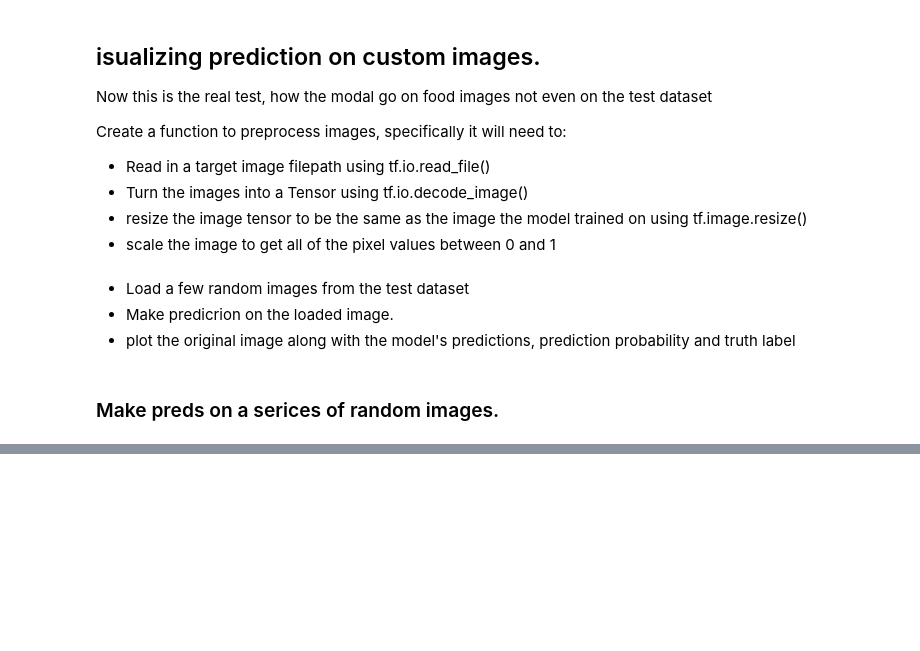
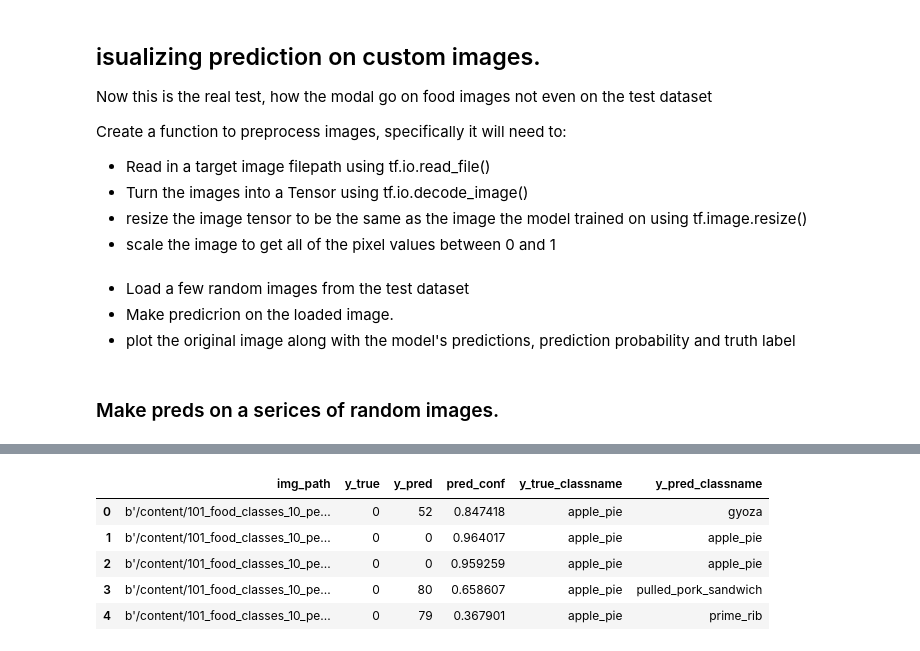
Before and after one commit to shitote/dist-repo, a Jupyter notebook: transfer_learning_scaling_up.ipynb, the cells around one changed output, grey strips where cells are left out. Drawn from its saved outputs; the diff is of its cells as text; code cells hidden in the pictures; blank space fills up the shorter version.

```diff
--- a/transfer_learning_scaling_up.ipynb
+++ b/transfer_learning_scaling_up.ipynb
@@ -405,0 +412,22 @@ random.choice(class_names)
+# %%
+filepaths = []
+for filepath in test_data.list_files("/content/101_food_classes_10_percent/test/*/*.jpg", shuffle=False):
+  filepaths.append(filepath.numpy())
+filepaths[:10]
+# %%
+import pandas as pd
+pred_df = pd.DataFrame({"img_path": filepaths,
+                        "y_true": y_labels,
+                        "y_pred": pred_classes,
+                        "pred_conf": preds_probs.max(axis=1),
+                        "y_true_classname": [class_names[i] for i in y_labels],
+                        "y_pred_classname": [class_names[i] for i in pred_classes]}
+                       )
+pred_df.head()
+# %% [output]
+|  | img_path | y_true | y_pred | pred_conf | y_true_classname | y_pred_classname |
+| 0 | b'/content/101_food_classes_10_pe... | 0 | 52 | 0.847418 | apple_pie | gyoza |
+| 1 | b'/content/101_food_classes_10_pe... | 0 | 0 | 0.964017 | apple_pie | apple_pie |
+| 2 | b'/content/101_food_classes_10_pe... | 0 | 0 | 0.959259 | apple_pie | apple_pie |
+| 3 | b'/content/101_food_classes_10_pe... | 0 | 80 | 0.658607 | apple_pie | pulled_pork_sandwich |
+| 4 | b'/content/101_food_classes_10_pe... | 0 | 79 | 0.367901 | apple_pie | prime_rib |
```
Also changed, not shown: parts of 8 cells of this notebook.
